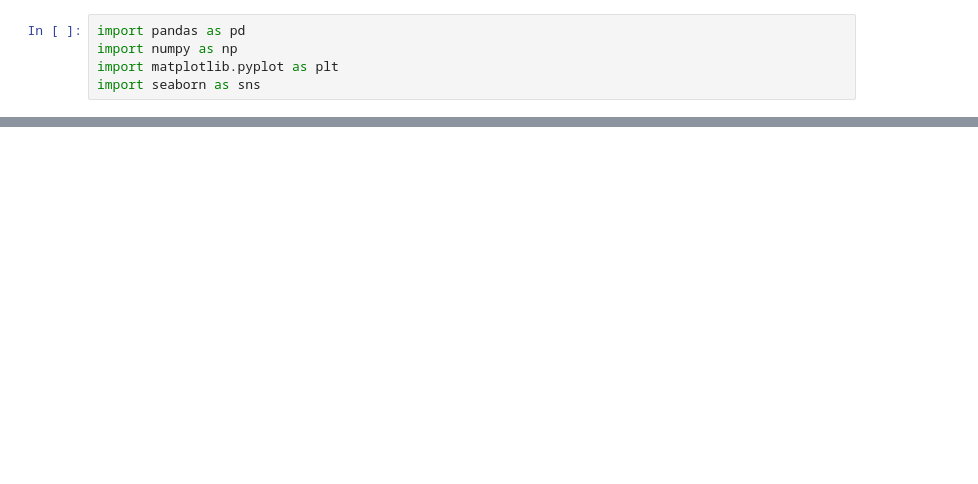
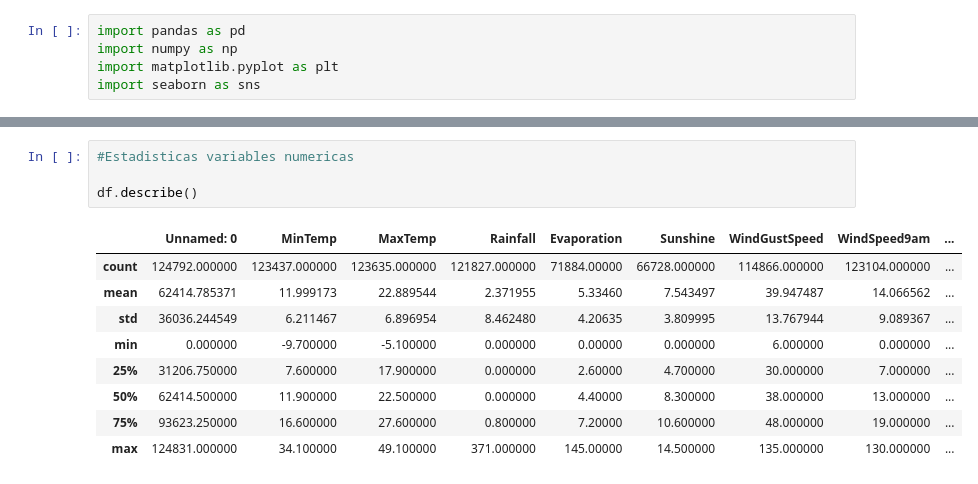
Before and after one commit to FrancoVenesia/TP_AA1_Perez_Venesia_Welsechen_CruzElizondoRios, a Jupyter notebook: TP_2/TP-clasificacion-AA1.ipynb, the cells around one changed output, grey strips where cells are left out. Drawn from its saved outputs; the diff is of its cells as text; blank space fills up the shorter version.

```diff
--- a/TP_2/TP-clasificacion-AA1.ipynb
+++ b/TP_2/TP-clasificacion-AA1.ipynb
@@ -27,0 +286,14 @@ df.head()
+# %%
+#Estadisticas variables numericas
+
+df.describe()
+# %% [output]
+|  | Unnamed: 0 | MinTemp | MaxTemp | Rainfall | Evaporation | Sunshine | WindGustSpeed | WindSpeed9am | ... |
+| count | 124792.000000 | 123437.000000 | 123635.000000 | 121827.000000 | 71884.00000 | 66728.000000 | 114866.000000 | 123104.000000 | ... |
+| mean | 62414.785371 | 11.999173 | 22.889544 | 2.371955 | 5.33460 | 7.543497 | 39.947487 | 14.066562 | ... |
+| std | 36036.244549 | 6.211467 | 6.896954 | 8.462480 | 4.20635 | 3.809995 | 13.767944 | 9.089367 | ... |
+| min | 0.000000 | -9.700000 | -5.100000 | 0.000000 | 0.00000 | 0.000000 | 6.000000 | 0.000000 | ... |
+| 25% | 31206.750000 | 7.600000 | 17.900000 | 0.000000 | 2.60000 | 4.700000 | 30.000000 | 7.000000 | ... |
+| 50% | 62414.500000 | 11.900000 | 22.500000 | 0.000000 | 4.40000 | 8.300000 | 38.000000 | 13.000000 | ... |
+| 75% | 93623.250000 | 16.600000 | 27.600000 | 0.800000 | 7.20000 | 10.600000 | 48.000000 | 19.000000 | ... |
+| max | 124831.000000 | 34.100000 | 49.100000 | 371.000000 | 145.00000 | 14.500000 | 135.000000 | 130.000000 | ... |
```
Also changed, not shown: parts of 35 cells of this notebook.
